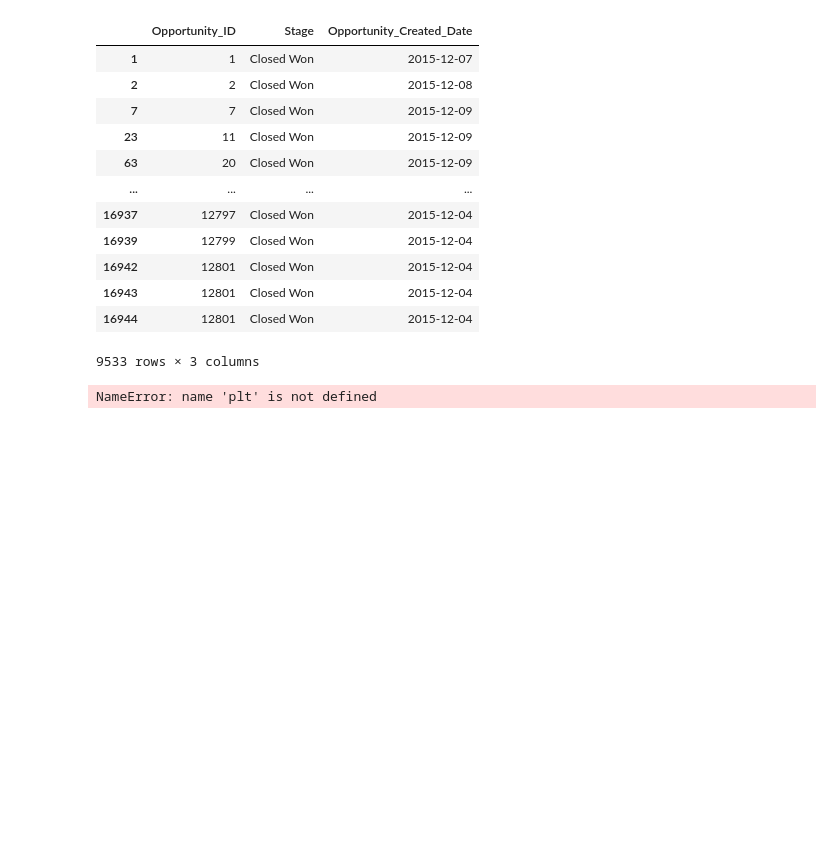
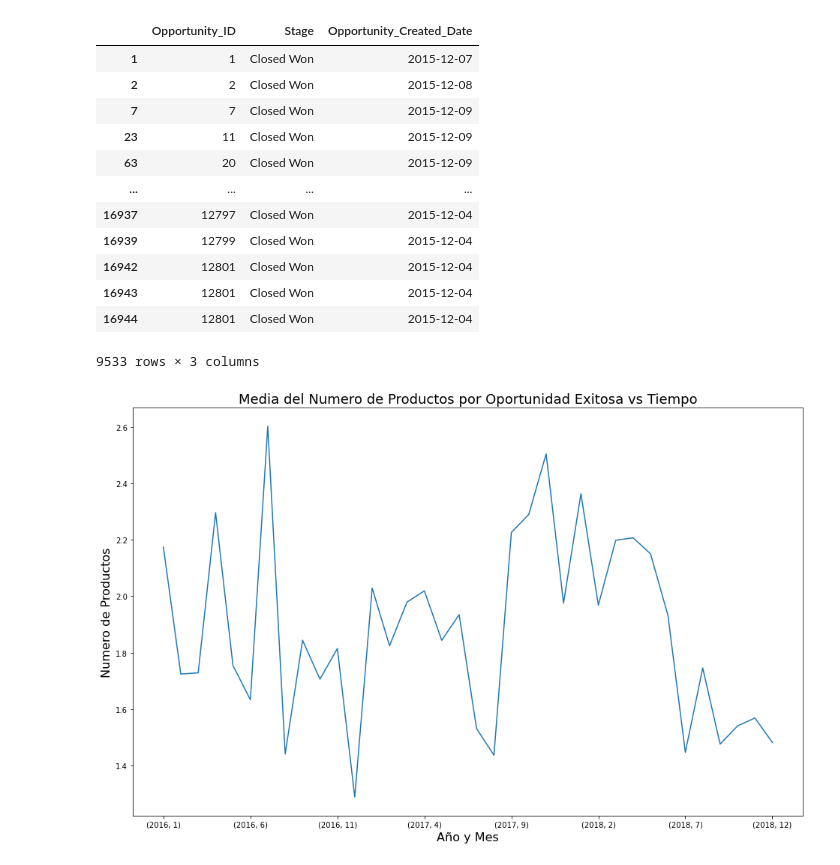
Before and after one commit to gianbelinche/TP1-OrgaDeDatos, a Jupyter notebook: Insights/Number of Products vs Time.ipynb, the cells around one changed output. Saved outputs shown, nothing was run; the diff lists cells and outputs as text; code cells hidden in the pictures; blank space fills up the shorter version.

```diff
--- a/Insights/Number of Products vs Time.ipynb
+++ b/Insights/Number of Products vs Time.ipynb
@@ -36,22 +36,24 @@ df
 # %%
 df['Year'] = df.Opportunity_Created_Date.dt.year.astype(int)
 df['Month'] = df.Opportunity_Created_Date.dt.month.astype(int)
 df = df.loc[df.Year >= 2016]
 df = df.groupby(['Year', 'Month', 'Opportunity_ID'])\
        .agg({'Stage' : 'count'})\
        .reset_index()
 df = df.groupby(['Year', 'Month']).agg({'Stage' : ['mean', 'count']})
 df.columns = ['Number_of_Products_mean', 'Number_of_occurrences']
 
 df = df.loc[df.Number_of_occurrences > 20, ['Number_of_Products_mean']]
 
-ax = df.plot(figsize=(16, 8))
+ax = df.plot(figsize=(16, 10))
+ax.get_legend().remove()
 ax.set_title("Number of products mean by closed won opportunities vs time", fontsize=18)
-ax.set_xlabel('Year and month', fontsize = 16)
-ax.set_ylabel('Number of products', fontsize = 16)
+ax.set_title("Media del Numero de Productos por Oportunidad Exitosa vs Tiempo", fontsize=18)
+ax.set_xlabel('Año y Mes', fontsize = 16)
+ax.set_ylabel('Numero de Productos', fontsize = 16)
 
 plt.show()
 # %% [output]
-NameError: name 'plt' is not defined
+[figure, added]
 # %%
 #La media es bastante variante, sin embargo pareceria que en el ultimo año se desploma acercandose al valor de 1.4
```
Also changed, not shown: 4 other files.
